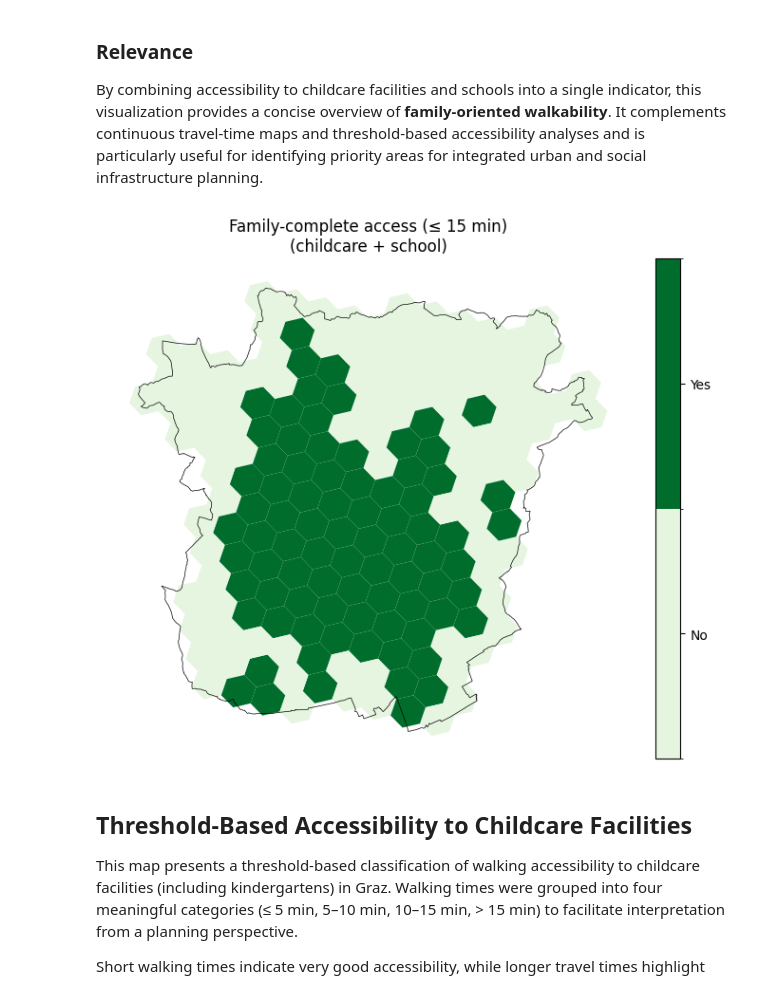
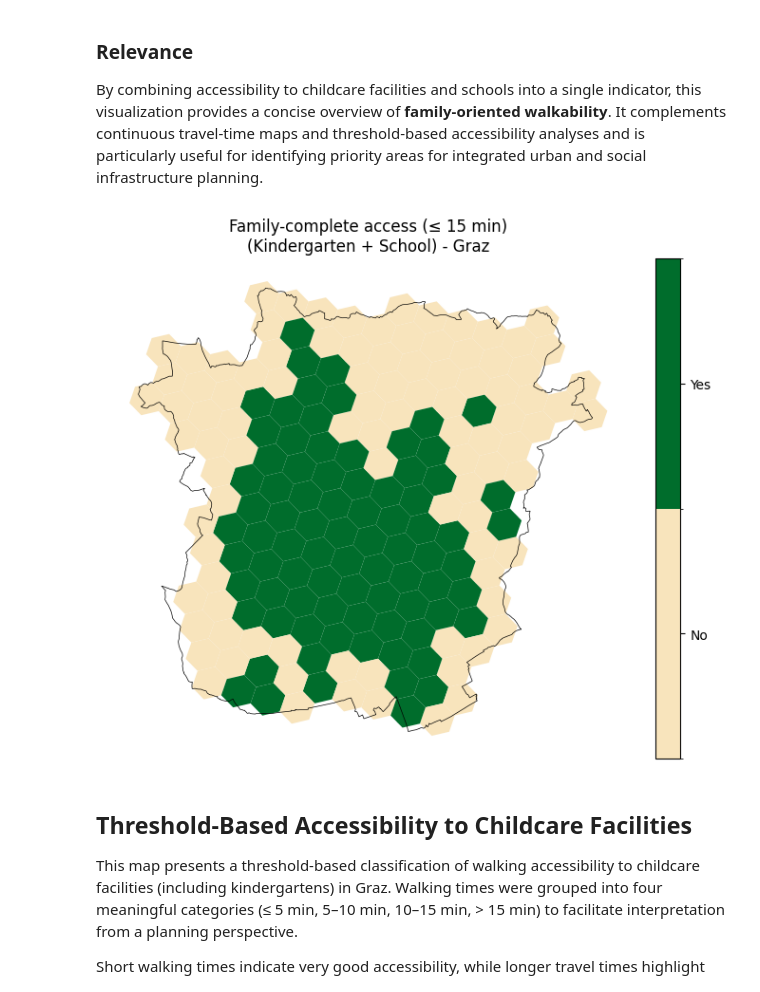
Before and after one commit to miriam-ee/GIS_FinalProject_Group2, a Jupyter notebook: group2_final.ipynb, the cells around one changed output. Drawn from its saved outputs; the diff is of its cells as text; code cells hidden in the pictures.

```diff
--- a/group2_final.ipynb
+++ b/group2_final.ipynb
@@ -584,5 +594,5 @@ The same for the education points of interest. If their CRS is different from th
 # %%
-# 2) Snap education POIs to nearest nodes
+# Snap education POIs to nearest nodes
 print("Education CRS:", gdf_education.crs)
 
 if gdf_education.crs != nodes.crs:
@@ -602,13 +612,13 @@ gdf_education_net["nearest_node"] = edu_nearest_nodes
 gdf_education_net.loc[gdf_education_net["amenity"].isin(["childcare", "kindergarten"]), "amenity"] = "kindergarten"
 
 # Separate kindergarten and schools
-edu_childcare = gdf_education_net[gdf_education_net["amenity"] == "kindergarten"].copy()
+edu_kindergarten = gdf_education_net[gdf_education_net["amenity"] == "kindergarten"].copy()
 edu_schools = gdf_education_net[gdf_education_net["amenity"] == "school"].copy()
 
-childcare_nodes = set(edu_childcare["nearest_node"])
+kindergarten_nodes = set(edu_kindergarten["nearest_node"])
 school_nodes = set(edu_schools["nearest_node"])
 
-print(f"Childcare/kindergarten POI nodes: {len(childcare_nodes)}")
+print(f"Kindergarten POI nodes: {len(kindergarten_nodes)}")
 print(f"School POI nodes: {len(school_nodes)}")
 # %% [output]
 Education CRS: EPSG:31256
@@ -617,7 +629,7 @@ School POI nodes: 146
 # %% [markdown]
 Define a function that runs a multi‑source Dijkstra shortest‑path algorithm. It takes a set of source nodes and computes the minimum travel time from any of these sources to every node in the network, using the slope‑based travel time as weight. The result is a dictionary mapping each node ID to its minimum travel time. Call this function once for childcare nodes and once for school nodes
 # %%
-# 3) Multi-source Dijkstra: min travel time from any POI to all nodes
+# Multi-source Dijkstra: min travel time from any POI to all nodes
 def compute_min_travel_time(graph, source_nodes, weight_attr="travel_time_slope", cutoff=None):
     """
     Returns a dict: node_id -> min travel time (HOURS) from any source node.
@@ -639,26 +651,26 @@ def compute_min_travel_time(graph, source_nodes, weight_attr="travel_time_slope"
     return lengths_h
 
 
-time_to_childcare = compute_min_travel_time(G_slope, childcare_nodes, weight_attr="travel_time_slope")
+time_to_kindergarten = compute_min_travel_time(G_slope, kindergarten_nodes, weight_attr="travel_time_slope")
 time_to_school    = compute_min_travel_time(G_slope, school_nodes,    weight_attr="travel_time_slope")
 # %% [markdown]
 Each hexagon is linked to one network node through nearest_node. The helper function map_time_to_hex looks up the travel time for that node in the time dictionaries and returns it. Applying this function creates two new columns in the hexagon GeoDataFrame: travel time to the nearest childcare and to the nearest school, both in hours. Finally, convert these hours into minutes and store them in t_childcare_min and t_school_min, which are easier to interpret.
 # %%
-# 4) Attach travel times to hexagons via nearest_node
+# Attach travel times to hexagons via nearest_node
 def map_time_to_hex(row, time_dict):
     node_id = row["nearest_node"]
     return time_dict.get(node_id, np.nan)
 
-gdf_hexagons_graz["t_childcare_h"] = gdf_hexagons_graz.apply(
-    lambda row: map_time_to_hex(row, time_to_childcare), axis=1
+gdf_hexagons_graz["t_kindergarten_h"] = gdf_hexagons_graz.apply(
+    lambda row: map_time_to_hex(row, time_to_kindergarten), axis=1
 )
 gdf_hexagons_graz["t_school_h"] = gdf_hexagons_graz.apply(
     lambda row: map_time_to_hex(row, time_to_school), axis=1
 )
 
-# HOURS -> MINUTES
-gdf_hexagons_graz["t_childcare_min"] = gdf_hexagons_graz["t_childcare_h"] * 60.0
+# Hours -> Minutes
+gdf_hexagons_graz["t_kindergarten_min"] = gdf_hexagons_graz["t_kindergarten_h"] * 60.0
 gdf_hexagons_graz["t_school_min"]    = gdf_hexagons_graz["t_school_h"]    * 60.0
 
-print(gdf_hexagons_graz[["t_childcare_h", "t_childcare_min"]].describe())
+print(gdf_hexagons_graz[["t_kindergarten_h", "t_kindergarten_min"]].describe())
 # %% [output]
@@ -680,8 +692,8 @@ Define a 15‑minute threshold and create three indicator variables for each hex
 # Family-friendliness indicators per hexagon (15-minute threshold)
 threshold_min = 15  # minutes
 
-gdf_hexagons_graz["has_childcare_15"] = (
-    gdf_hexagons_graz["t_childcare_min"] <= threshold_min
+gdf_hexagons_graz["has_kindergarten_15"] = (
+    gdf_hexagons_graz["t_kindergarten_min"] <= threshold_min
 ).astype(int)
 
 gdf_hexagons_graz["has_school_15"] = (
@@ -689,9 +701,9 @@ gdf_hexagons_graz["has_school_15"] = (
 ).astype(int)
 
 gdf_hexagons_graz["family_complete_15"] = (
-    (gdf_hexagons_graz["has_childcare_15"] == 1) &
+    (gdf_hexagons_graz["has_kindergarten_15"] == 1) &
     (gdf_hexagons_graz["has_school_15"] == 1)
 ).astype(int)
 
-print(gdf_hexagons_graz[["has_childcare_15", "has_school_15", "family_complete_15"]].sum())
+print(gdf_hexagons_graz[["has_kindergarten_15", "has_school_15", "family_complete_15"]].sum())
 # %% [output]
@@ -1386,40 +1408,40 @@ The map reveals a strong concentration of family-complete access in central part
 ### Relevance
 By combining accessibility to childcare facilities and schools into a single indicator, this visualization provides a concise overview of **family-oriented walkability**. It complements continuous travel-time maps and threshold-based accessibility analyses and is particularly useful for identifying priority areas for integrated urban and social infrastructure planning.
 # %%
-# Nur eine Achse statt (1, 2)
 fig, ax = plt.subplots(1, 1, figsize=(7, 6))
 
-# ---------- Binary Plot ----------
-cmap_binary = ListedColormap(["#e5f5e0", "#006d2c"])
+# Binary plot: No (0) / Yes (1)
+cmap_binary = ListedColormap(["#f8e4bc", "#006d2c"])
 norm_binary = BoundaryNorm([-0.5, 0.5, 1.5], cmap_binary.N)
 
+# Plot family-complete access
 gdf_hexagons_graz.plot(
     column="family_complete_15",
     ax=ax,
     cmap=cmap_binary,
     norm=norm_binary,
     edgecolor="none",
     legend=False
 )
 
 # Boundary
 gdf_graz.boundary.plot(ax=ax, color="black", linewidth=0.5)
 
 # Titel & Layout
-ax.set_title("Family-complete access (≤ 15 min)\n(childcare + school)")
+ax.set_title("Family-complete access (≤ 15 min)\n(Kindergarten + School) - Graz")
 ax.set_axis_off()
 
-# Colorbar (No / Yes)
+# Colorbar
 sm = mpl.cm.ScalarMappable(norm=norm_binary, cmap=cmap_binary)
 sm.set_array([])
 cbar = fig.colorbar(sm, ax=ax, fraction=0.046, pad=0.04)
 cbar.set_ticks([0, 1])
 cbar.set_ticklabels(["No", "Yes"])
 
 plt.tight_layout()
 plt.show()
 # %% [output]
-[figure, old version]
+[figure, new version]
 # %% [markdown]
 ## Threshold-Based Accessibility to Childcare Facilities
 
```
Also changed, not shown: parts of 62 cells of this notebook.
